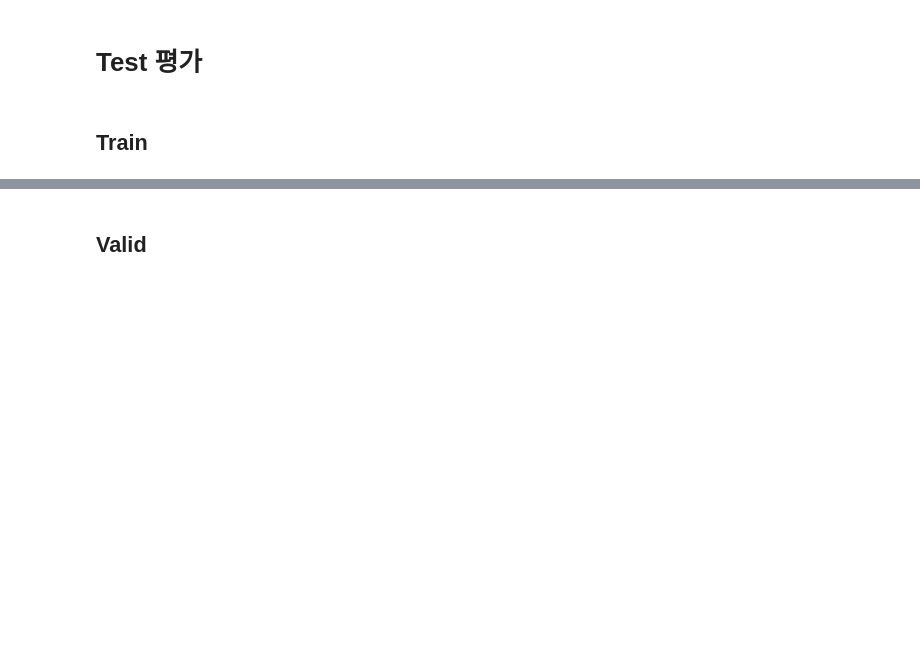
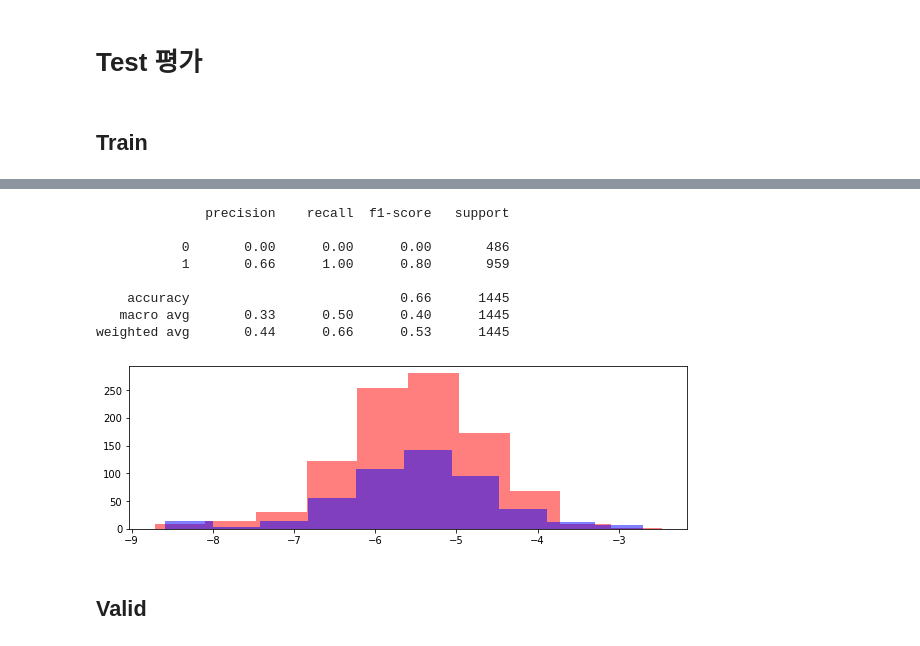
Before and after one commit to crimama/MRI_classification, a Jupyter notebook: 베이스라인/실험6.ipynb, the cells around one changed output, grey strips where cells are left out. Cells and saved outputs as stored; diff of their text form; code cells hidden in the pictures; blank space fills up the shorter version.

```diff
--- a/베이스라인/실험6.ipynb
+++ b/베이스라인/실험6.ipynb
@@ -671,5 +665,7 @@ def score_regression_predict(model,generator,index):
 
   y_true = np.array(csvs[csvs['병록번호'].apply(lambda x : x in key_lists[index])][output_columns[0]])
   print(classification_report(y_true,y_predicted,target_names = ['0','1']))
+# %%
+model_lists = pd.read_pickle('/content/drive/MyDrive/Colab Notebooks/Repositary/MRI_Classification/models/6번/model_lists6.pickle')
 # %% [markdown]
 ## Train
@@ -734,3 +759,33 @@ ValueError: ignored
+# %%
+predicted = pd.DataFrame(y_)[0].map(descaling)
+
+predicted_train_lists.append(predicted)
+y_predicted = predicted.map(temp)
+
+
+
+
+from sklearn.metrics import classification_report
+y_true = np.array(csvs[E_output_columns[output_column]].iloc[:1445])
+print(classification_report(y_true,y_predicted,target_names = ['0','1']))
+
+#Regression Result 분포
+true_1 = np.where(y_true==1)
+true_0 = np.where(y_true==0)
+plt.figure(figsize=(10,3))
+plt.hist(predicted.iloc[true_1],color='r',alpha=0.5)
+plt.hist(predicted.iloc[true_0],color='b',alpha=0.5)
+plt.show()
+# %% [output]
+              precision    recall  f1-score   support
+
+           0       0.00      0.00      0.00       486
+           1       0.66      1.00      0.80       959
+
+    accuracy                           0.66      1445
+   macro avg       0.33      0.50      0.40      1445
+weighted avg       0.44      0.66      0.53      1445
+[figure, added]
 # %% [markdown]
 ## Valid
 # %%
```
Also changed, not shown: parts of 5 cells of this notebook, 1 other file.
